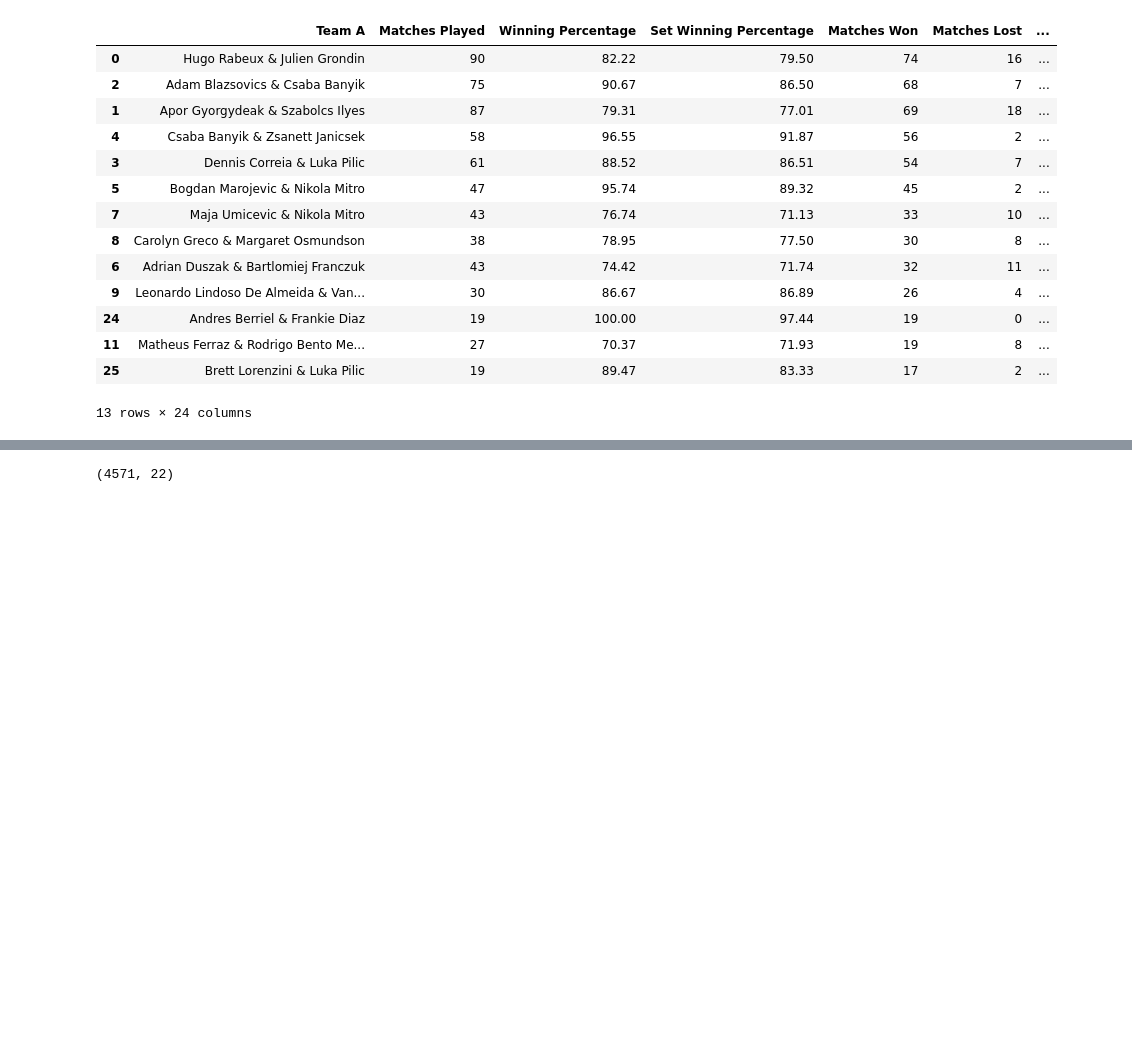
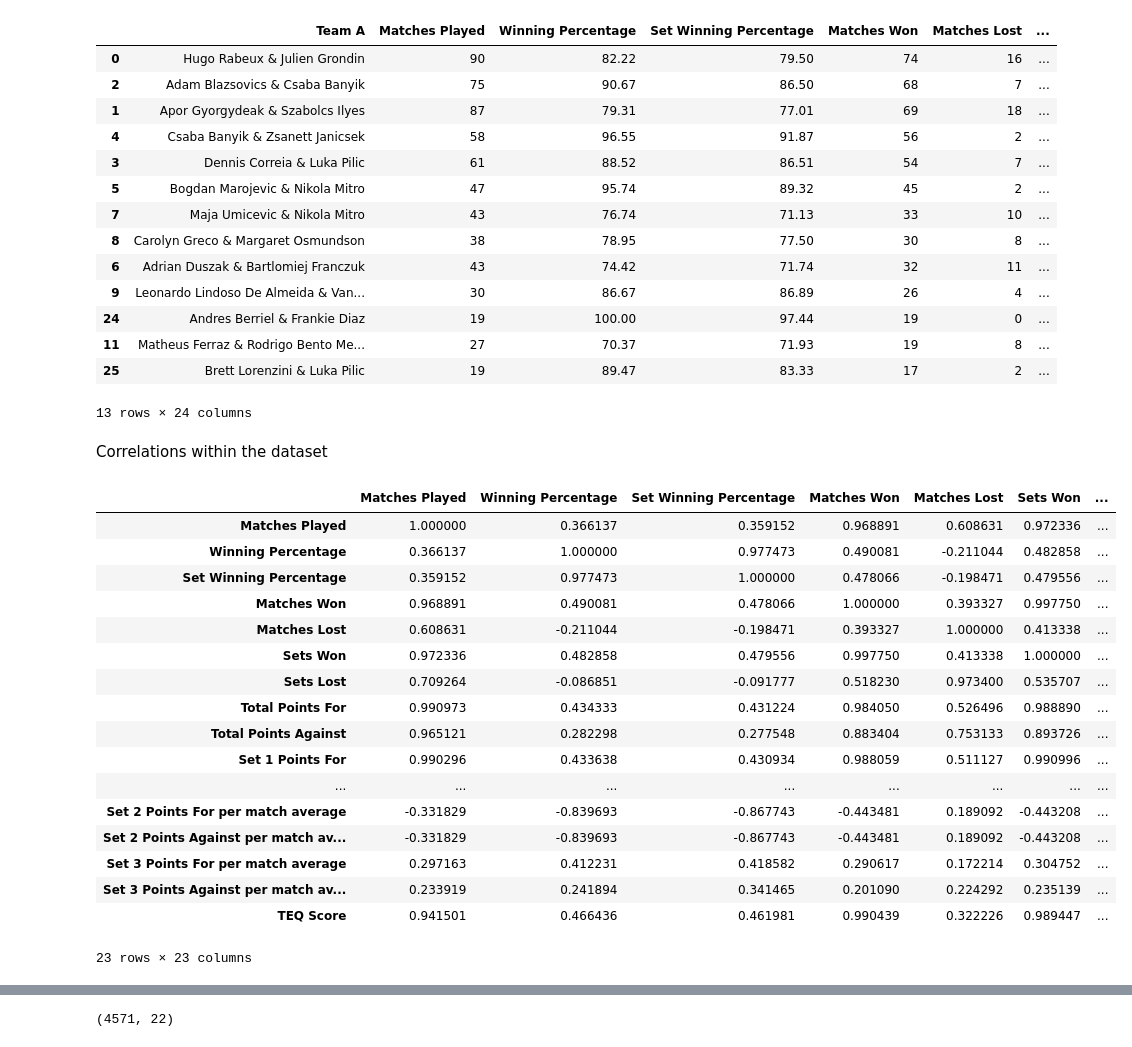
Before and after one commit to basketking/FITEQ_matches, a Jupyter notebook: main.ipynb, the cells around one changed output, grey strips where cells are left out. Saved outputs shown, nothing was run; the diff lists cells and outputs as text; code cells hidden in the pictures; blank space fills up the shorter version.

Commit message:
Correlations within the dataframe

```diff
--- a/main.ipynb
+++ b/main.ipynb
@@ -509,3 +509,26 @@ df_doubles_grouped.sort_values('TEQ Score', ascending = False).head(13)
 13 rows × 24 columns
 # %%
 df_doubles_grouped.sort_values(by= 'TEQ Score', ascending = False)[['TEQ Score', 'Sets Won', 'Sets Lost']].reset_index().to_excel('teq_score.xlsx')
+# %% [markdown]
+Correlations within the dataset
+# %%
+df_doubles_grouped.corr(method = 'pearson')
+# %% [output]
+|  | Matches Played | Winning Percentage | Set Winning Percentage | Matches Won | Matches Lost | Sets Won | ... |
+| Matches Played | 1.000000 | 0.366137 | 0.359152 | 0.968891 | 0.608631 | 0.972336 | ... |
+| Winning Percentage | 0.366137 | 1.000000 | 0.977473 | 0.490081 | -0.211044 | 0.482858 | ... |
+| Set Winning Percentage | 0.359152 | 0.977473 | 1.000000 | 0.478066 | -0.198471 | 0.479556 | ... |
+| Matches Won | 0.968891 | 0.490081 | 0.478066 | 1.000000 | 0.393327 | 0.997750 | ... |
+| Matches Lost | 0.608631 | -0.211044 | -0.198471 | 0.393327 | 1.000000 | 0.413338 | ... |
+| Sets Won | 0.972336 | 0.482858 | 0.479556 | 0.997750 | 0.413338 | 1.000000 | ... |
+| Sets Lost | 0.709264 | -0.086851 | -0.091777 | 0.518230 | 0.973400 | 0.535707 | ... |
+| Total Points For | 0.990973 | 0.434333 | 0.431224 | 0.984050 | 0.526496 | 0.988890 | ... |
+| Total Points Against | 0.965121 | 0.282298 | 0.277548 | 0.883404 | 0.753133 | 0.893726 | ... |
+| Set 1 Points For | 0.990296 | 0.433638 | 0.430934 | 0.988059 | 0.511127 | 0.990996 | ... |
+| ... | ... | ... | ... | ... | ... | ... | ... |
+| Set 2 Points For per match average | -0.331829 | -0.839693 | -0.867743 | -0.443481 | 0.189092 | -0.443208 | ... |
+| Set 2 Points Against per match av... | -0.331829 | -0.839693 | -0.867743 | -0.443481 | 0.189092 | -0.443208 | ... |
+| Set 3 Points For per match average | 0.297163 | 0.412231 | 0.418582 | 0.290617 | 0.172214 | 0.304752 | ... |
+| Set 3 Points Against per match av... | 0.233919 | 0.241894 | 0.341465 | 0.201090 | 0.224292 | 0.235139 | ... |
+| TEQ Score | 0.941501 | 0.466436 | 0.461981 | 0.990439 | 0.322226 | 0.989447 | ... |
+23 rows × 23 columns
```
Also changed, not shown: parts of 4 cells of this notebook, 2 other files.
